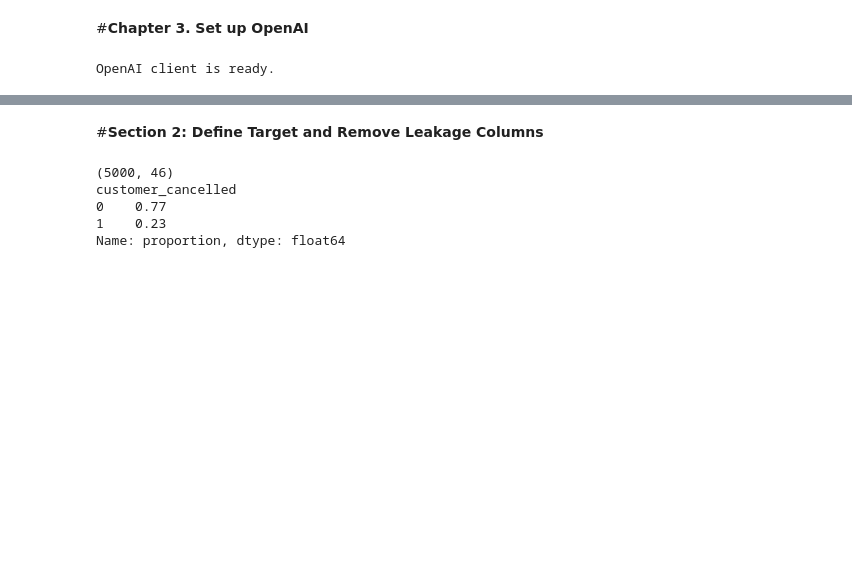
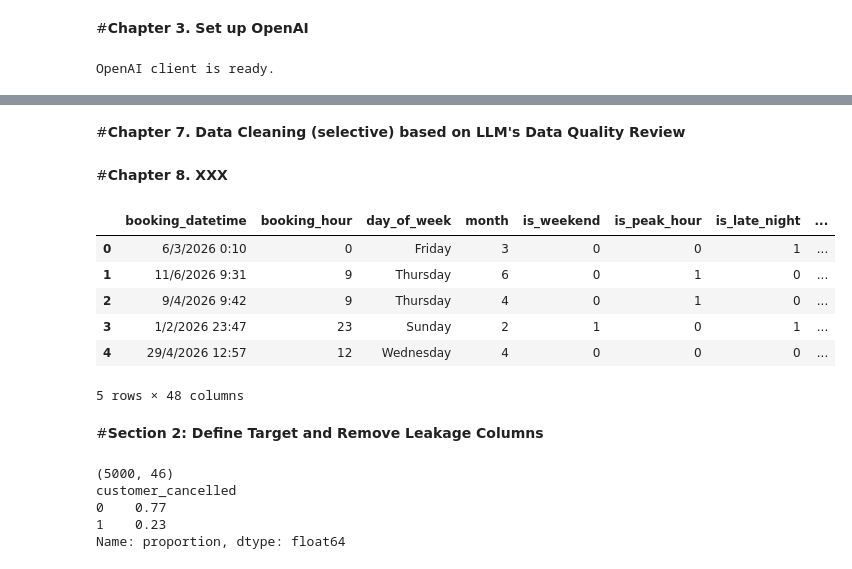
Before and after one commit to miffylim2308/ADALL_github, a Jupyter notebook: Test_Grab_Transbport.ipynb, the cells around one changed output, grey strips where cells are left out. Saved outputs shown, nothing was run; the diff lists cells and outputs as text; code cells hidden in the pictures; blank space fills up the shorter version.

```diff
--- a/Test_Grab_Transbport.ipynb
+++ b/Test_Grab_Transbport.ipynb
@@ -239,0 +536,2 @@ If you want, I can also propose a concrete modelling objective statement suitabl
+# %% [markdown]
+#**Chapter 7. Data Cleaning (selective) based on LLM's Data Quality Review**
@@ -240,3 +597,15 @@ If you want, I can also propose a concrete modelling objective statement suitabl
+# %% [markdown]
+#**Chapter 8. XXX**
+# %%
+df_clean.head()
+# %% [output]
+|  | booking_datetime | booking_hour | day_of_week | month | is_weekend | is_peak_hour | is_late_night | ... |
+| 0 | 6/3/2026 0:10 | 0 | Friday | 3 | 0 | 0 | 1 | ... |
+| 1 | 11/6/2026 9:31 | 9 | Thursday | 6 | 0 | 1 | 0 | ... |
+| 2 | 9/4/2026 9:42 | 9 | Thursday | 4 | 0 | 1 | 0 | ... |
+| 3 | 1/2/2026 23:47 | 23 | Sunday | 2 | 1 | 0 | 1 | ... |
+| 4 | 29/4/2026 12:57 | 12 | Wednesday | 4 | 0 | 0 | 0 | ... |
+5 rows × 48 columns
 # %% [markdown]
 #**Section 2: Define Target and Remove Leakage Columns**
 # %%
```
Also changed, not shown: parts of 11 cells of this notebook.
